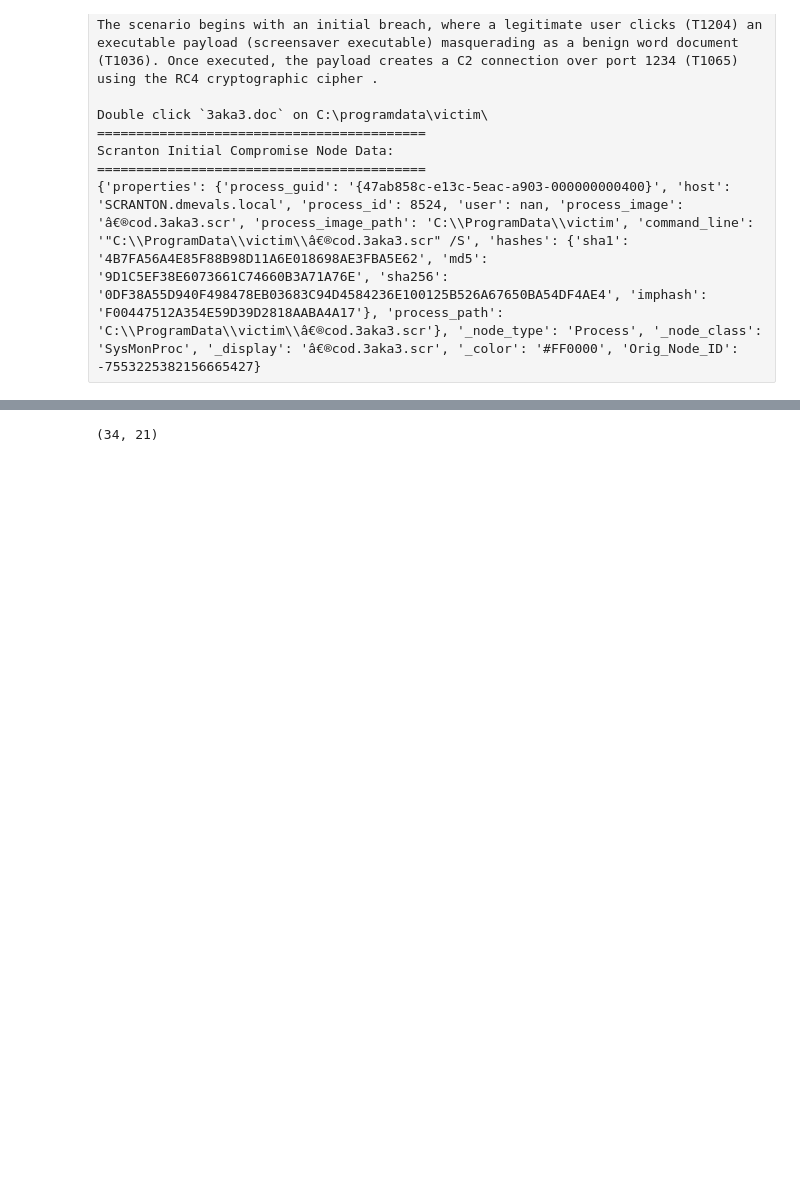
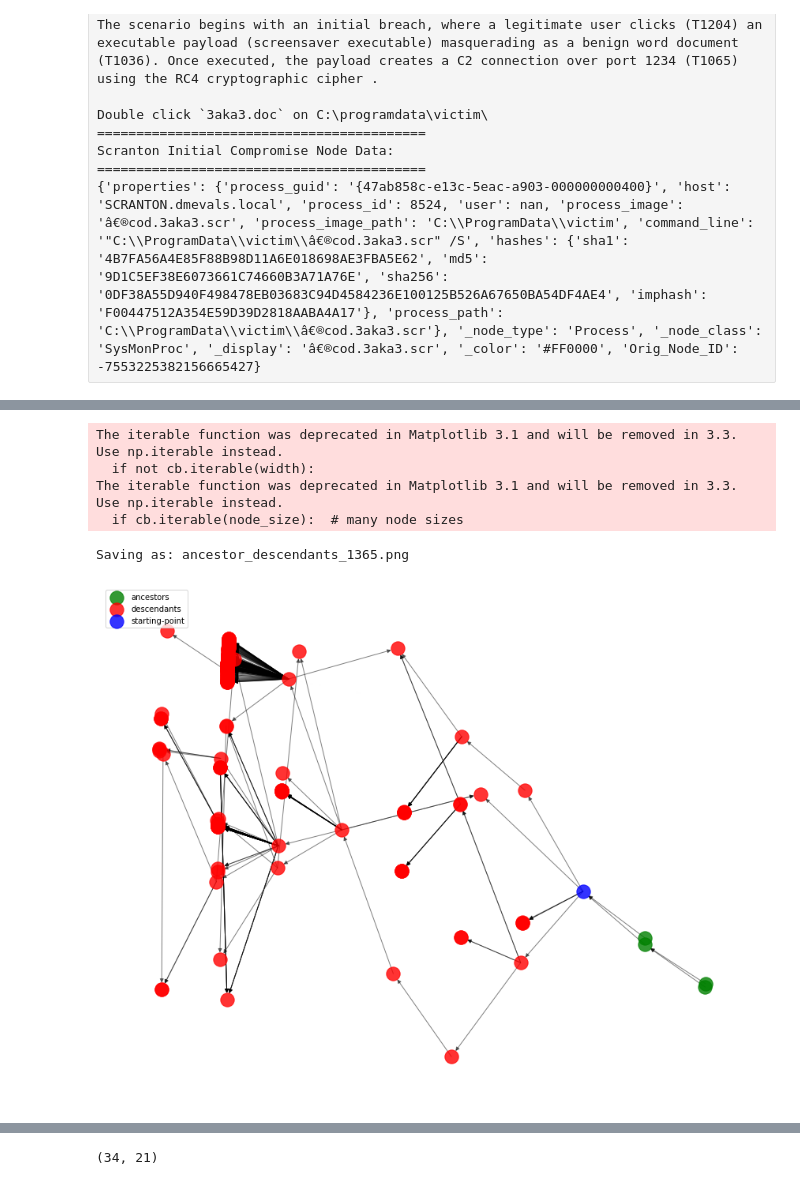
Before and after one commit to zulu8/graph_msc, a Jupyter notebook: 31_NetworkX_beagle5_label3.ipynb, the cells around one changed output, grey strips where cells are left out. Drawn from its saved outputs; the diff is of its cells as text; code cells hidden in the pictures; blank space fills up the shorter version.

```diff
--- a/31_NetworkX_beagle5_label3.ipynb
+++ b/31_NetworkX_beagle5_label3.ipynb
@@ -686,3 +686,48 @@ See the caveats in the documentation: https://pandas.pydata.org/pandas-docs/stab
 | 164294 | {47ab858c-e144-5eac-aa03-00000000... | SCRANTON.dmevals.local | False | True | \\?\C:\windows\system32\conhost.e... |
 | 169200 | {47ab858c-e1e2-5eac-b203-00000000... | SCRANTON.dmevals.local | False | True | C:\windows\system32\sdclt.exe |
 | 176379 | {47ab858c-e3d3-5eac-e703-00000000... | SCRANTON.dmevals.local | False | True | \??\C:\windows\system32\conhost.e... |
+# %%
+from matplotlib.pyplot import figure
+# Why are there orphaned nodes? I forgot to add the OG node. Fixed.
+# https://networkx.github.io/documentation/networkx-1.9/examples/drawing/labels_and_colors.html
+#fig = plt.Figure()
+figure(figsize=(15, 12))
+pos=nx.kamada_kawai_layout(H) # positions for all nodes
+
+# nodes
+nx.draw_networkx_nodes(H,pos,
+                   nodelist=list(ancestors),
+                   node_color='g',
+                   #node_size=500,
+                   label='ancestors',
+               alpha=0.8)
+nx.draw_networkx_nodes(H,pos,
+                   nodelist=list(descendants),
+                   node_color='r',
+                   #node_size=500,
+                   label='descendants',
+               alpha=0.8)
+nx.draw_networkx_nodes(H,pos,
+                   nodelist=[malicious_root_ancestor],
+                   node_color='b',
+                   #node_size=500,
+                   label='starting-point',
+               alpha=0.8)
+
+# edges
+nx.draw_networkx_edges(H,pos,width=1.0,alpha=0.5)
+
+#plt.legend()
+plt.legend(loc='upper left')
+#fig.update_layout(legend=dict(x=-.1, y=1.2))
+plt.axis('off')
+print("Saving as: ancestor_descendants_" + str(malicious_root_ancestor) + ".png")
+plt.savefig("ancestor_descendants_" + str(malicious_root_ancestor) + ".png") # save as png
+plt.show() # display
+# %% [output]
+The iterable function was deprecated in Matplotlib 3.1 and will be removed in 3.3. Use np.iterable instead.
+  if not cb.iterable(width):
+The iterable function was deprecated in Matplotlib 3.1 and will be removed in 3.3. Use np.iterable instead.
+  if cb.iterable(node_size):  # many node sizes
+Saving as: ancestor_descendants_1365.png
+[figure, added]
```
Also changed, not shown: parts of 33 cells of this notebook, 3 other files.
